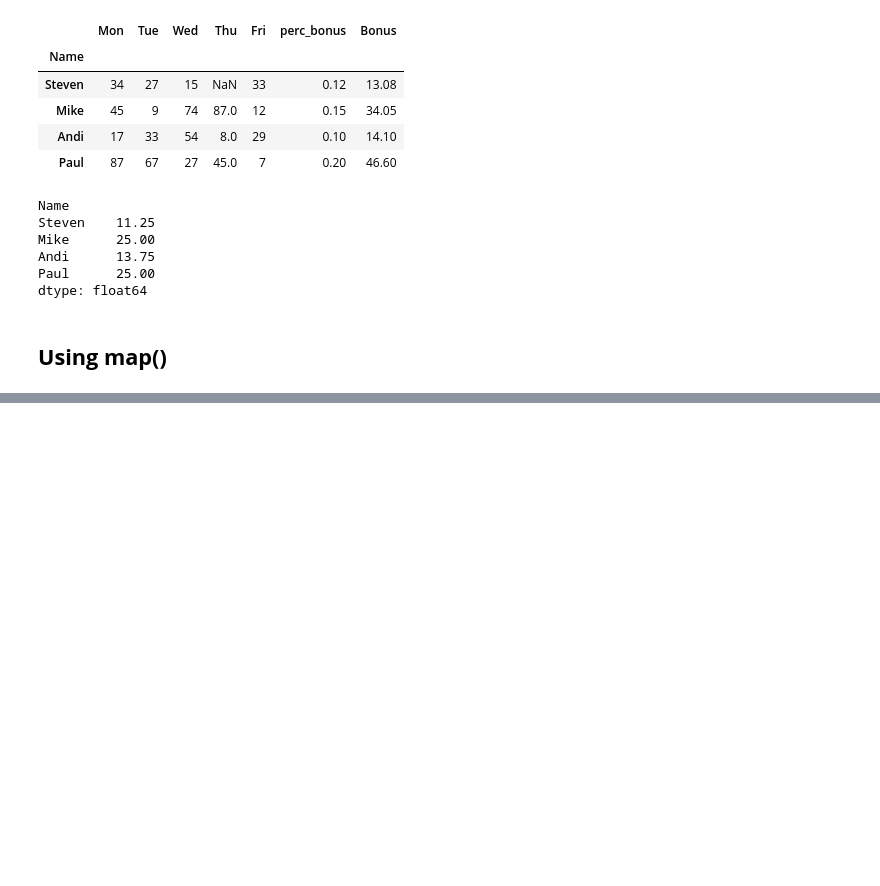
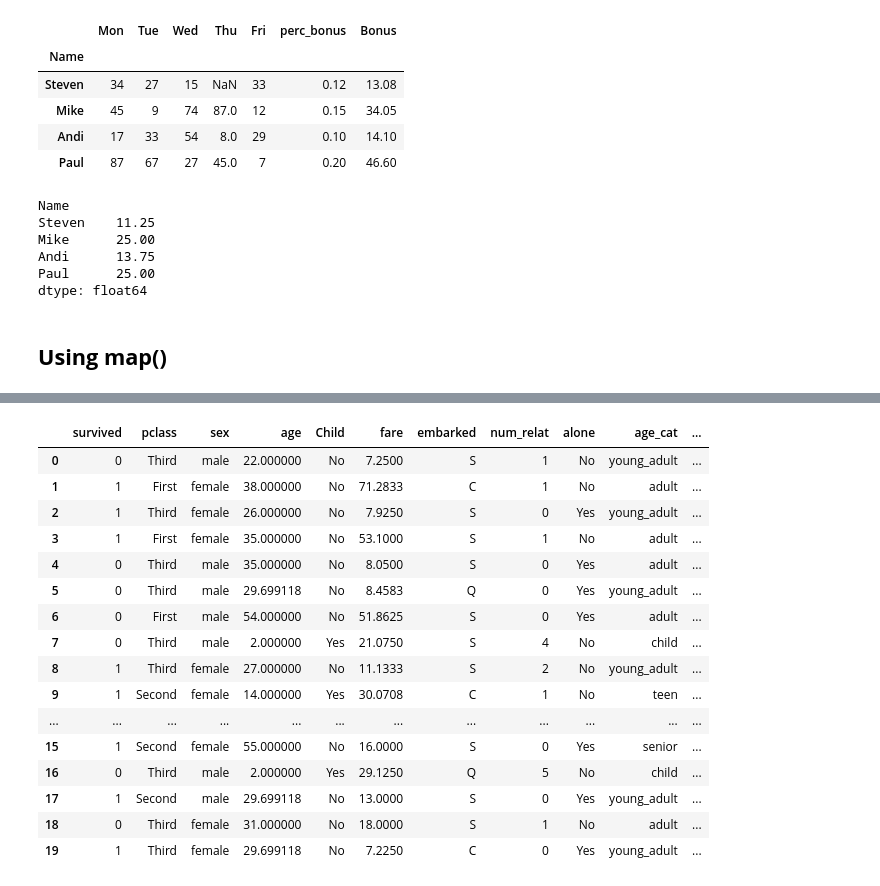
Before and after one commit to alchemistbg/udemy-the-complete-pandas-bootcamp, a Jupyter notebook: Section-17/Data_Preparation_and_Feature_Creation.ipynb, the cells around one changed output, grey strips where cells are left out. Saved outputs shown, nothing was run; the diff lists cells and outputs as text; code cells hidden in the pictures; blank space fills up the shorter version.

```diff
--- a/Section-17/Data_Preparation_and_Feature_Creation.ipynb
+++ b/Section-17/Data_Preparation_and_Feature_Creation.ipynb
@@ -322,0 +555,2 @@ dtype: float64
+# %%
+titanic['age_cat'] = cats
@@ -322,0 +586,2 @@ dtype: float64
+# %%
+cat_names = ['child', 'teen', 'young_adult', 'adult', 'senior']
@@ -322,0 +604,2 @@ dtype: float64
+# %%
+titanic['age_cat'] = pd.cut(titanic.age, age_bins, labels = cat_names, right = False)
@@ -322,0 +667,22 @@ dtype: float64
+# %%
+titanic['fare_cat'] = pd.cut(x = titanic.fare, bins = 5, precision = 0, right = True)
+# %%
+titanic.head(20)
+# %% [output]
+|  | survived | pclass | sex | age | Child | fare | embarked | num_relat | alone | age_cat | ... |
+| 0 | 0 | Third | male | 22.000000 | No | 7.2500 | S | 1 | No | young_adult | ... |
+| 1 | 1 | First | female | 38.000000 | No | 71.2833 | C | 1 | No | adult | ... |
+| 2 | 1 | Third | female | 26.000000 | No | 7.9250 | S | 0 | Yes | young_adult | ... |
+| 3 | 1 | First | female | 35.000000 | No | 53.1000 | S | 1 | No | adult | ... |
+| 4 | 0 | Third | male | 35.000000 | No | 8.0500 | S | 0 | Yes | adult | ... |
+| 5 | 0 | Third | male | 29.699118 | No | 8.4583 | Q | 0 | Yes | young_adult | ... |
+| 6 | 0 | First | male | 54.000000 | No | 51.8625 | S | 0 | Yes | adult | ... |
+| 7 | 0 | Third | male | 2.000000 | Yes | 21.0750 | S | 4 | No | child | ... |
+| 8 | 1 | Third | female | 27.000000 | No | 11.1333 | S | 2 | No | young_adult | ... |
+| 9 | 1 | Second | female | 14.000000 | Yes | 30.0708 | C | 1 | No | teen | ... |
+| ... | ... | ... | ... | ... | ... | ... | ... | ... | ... | ... | ... |
+| 15 | 1 | Second | female | 55.000000 | No | 16.0000 | S | 0 | Yes | senior | ... |
+| 16 | 0 | Third | male | 2.000000 | Yes | 29.1250 | Q | 5 | No | child | ... |
+| 17 | 1 | Second | male | 29.699118 | No | 13.0000 | S | 0 | Yes | young_adult | ... |
+| 18 | 0 | Third | female | 31.000000 | No | 18.0000 | S | 1 | No | adult | ... |
+| 19 | 1 | Third | female | 29.699118 | No | 7.2250 | C | 0 | Yes | young_adult | ... |
```
Also changed, not shown: parts of 52 cells of this notebook.
